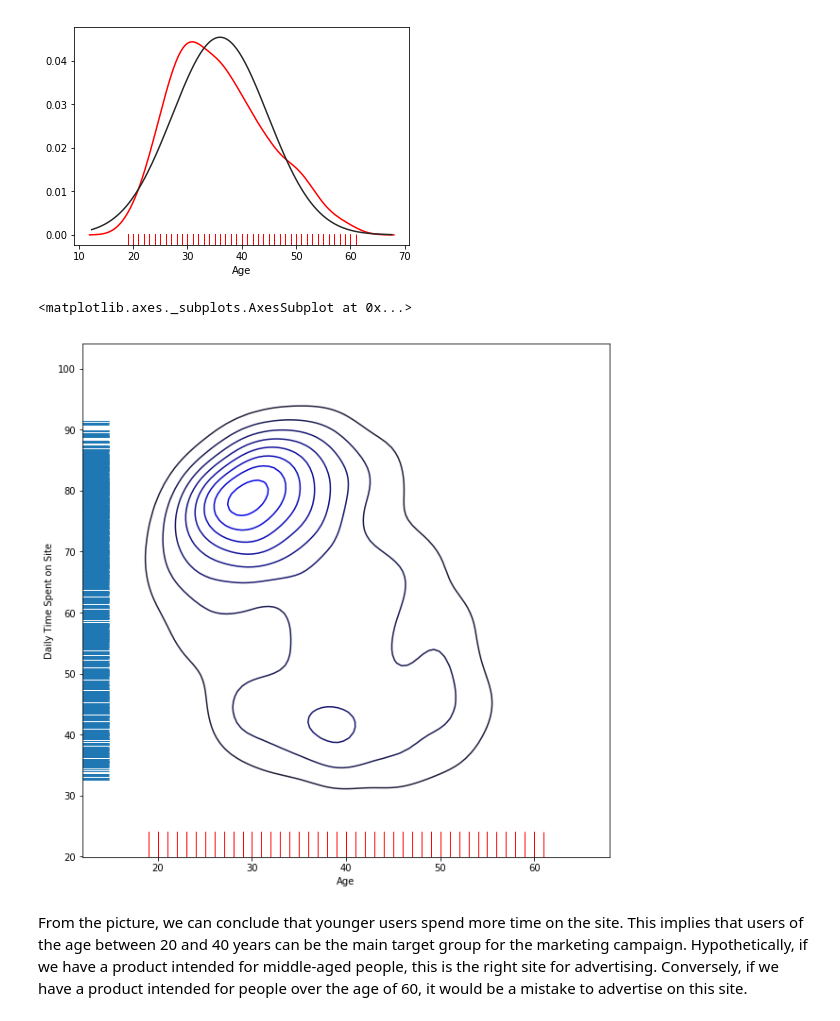
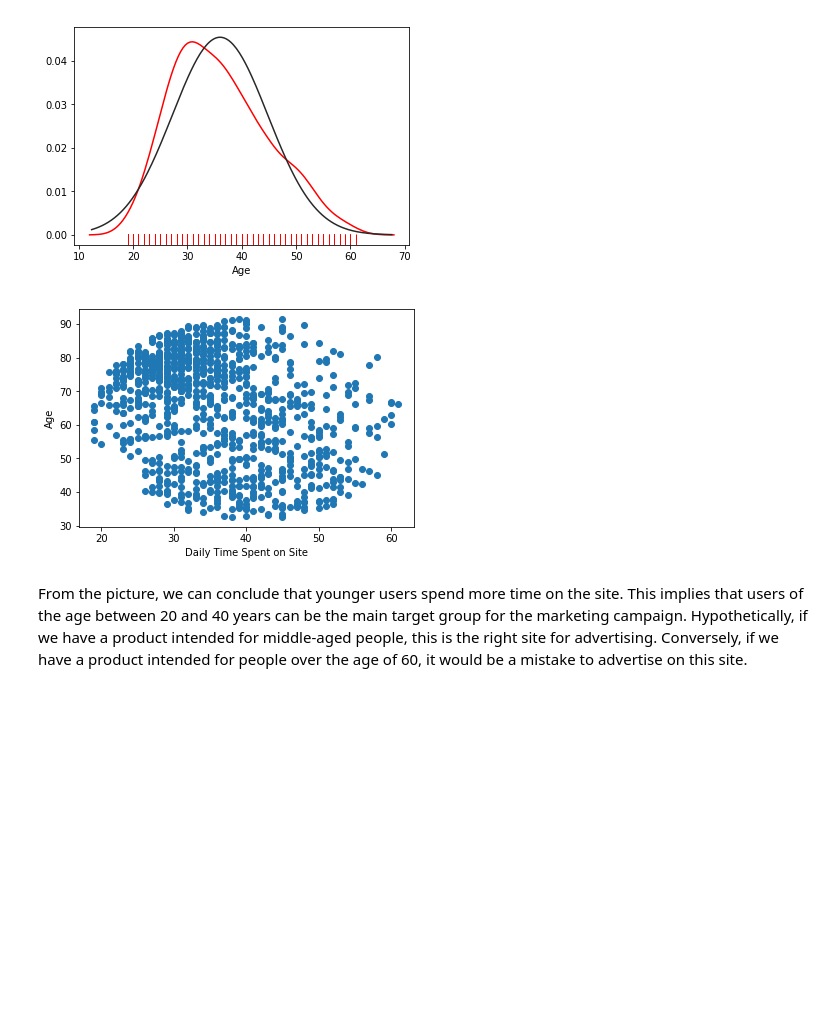
Before and after one commit to info7374-digitakmarketing-team5/assignment3-manual-auto-ml-usecase, a Jupyter notebook: user click prediction ad/python notebook/Targeting the right audience to predict Ad clicks.ipynb, the cells around one changed output. Saved outputs shown, nothing was run; the diff lists cells and outputs as text; code cells hidden in the pictures; blank space fills up the shorter version.

```diff
--- a/user click prediction ad/python notebook/Targeting the right audience to predict Ad clicks.ipynb
+++ b/user click prediction ad/python notebook/Targeting the right audience to predict Ad clicks.ipynb
@@ -48,13 +48,12 @@ from scipy.stats import norm
 sns.distplot(data['Age'], hist=False, color='r', rug=True, fit=norm);
 # %% [output]
 [figure]
-# %%
-f, ax = plt.subplots(figsize=(10, 10))
-sns.kdeplot(data.Age, data['Daily Time Spent on Site'], color="b", ax=ax)
-sns.rugplot(data.Age, color="r", ax=ax)
-sns.rugplot(data['Daily Time Spent on Site'], vertical=True, ax=ax)
-# %% [output]
-<matplotlib.axes._subplots.AxesSubplot at 0x...>
-[figure, removed]
+# %%
+plt.scatter(data['Age'], data["Daily Time Spent on Site"])
+plt.ylabel("Age")
+plt.xlabel("Daily Time Spent on Site")
+plt.show()
+# %% [output]
+[figure, added]
 # %% [markdown]
 From the picture, we can conclude that younger users spend more time on the site. This implies that users of the age between 20 and 40 years can be the main target group for the marketing campaign. Hypothetically, if we have a product intended for middle-aged people, this is the right site for advertising. Conversely, if we have a product intended for people over the age of 60, it would be a mistake to advertise on this site.
```
Also changed, not shown: parts of 9 cells of this notebook.
